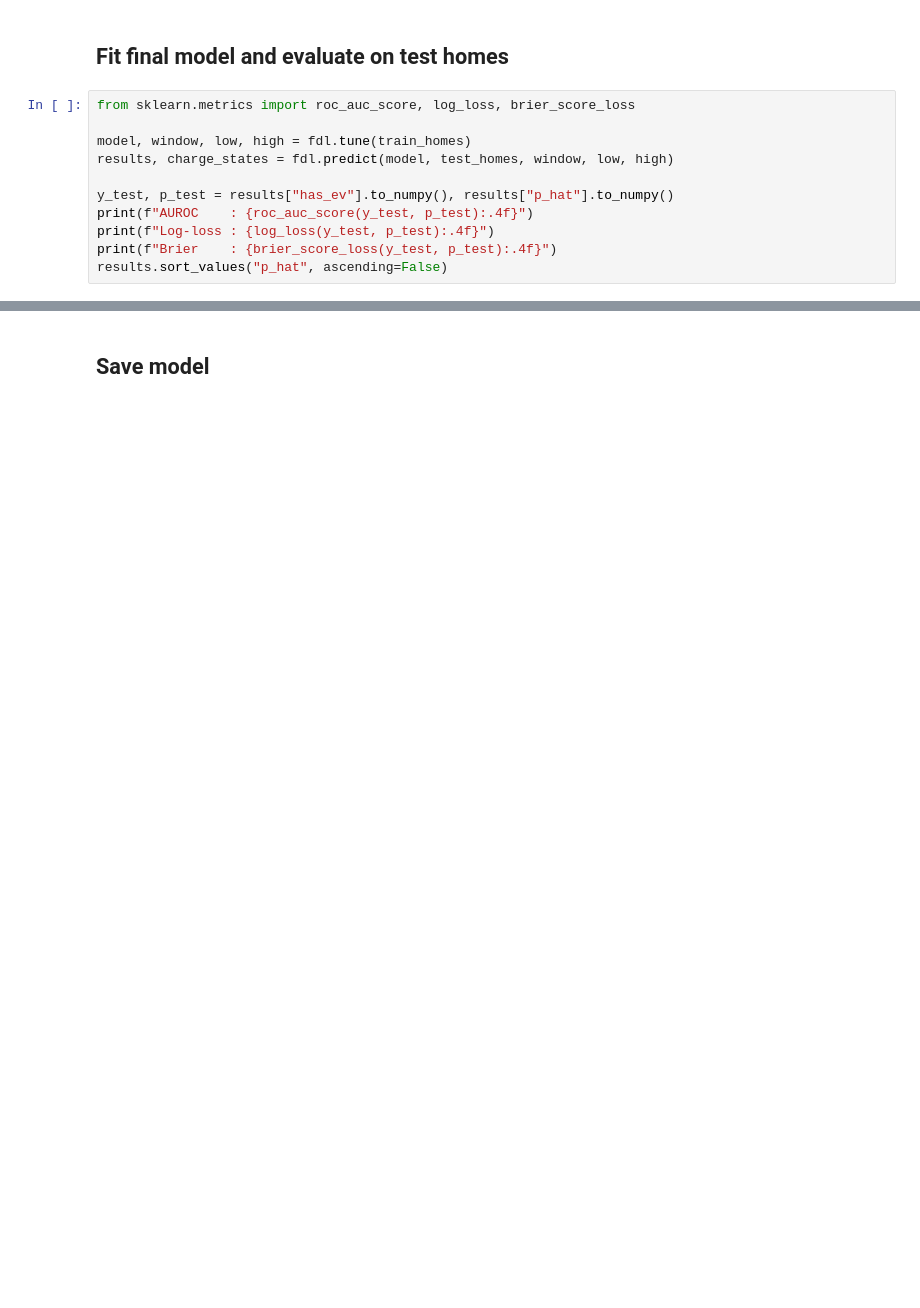
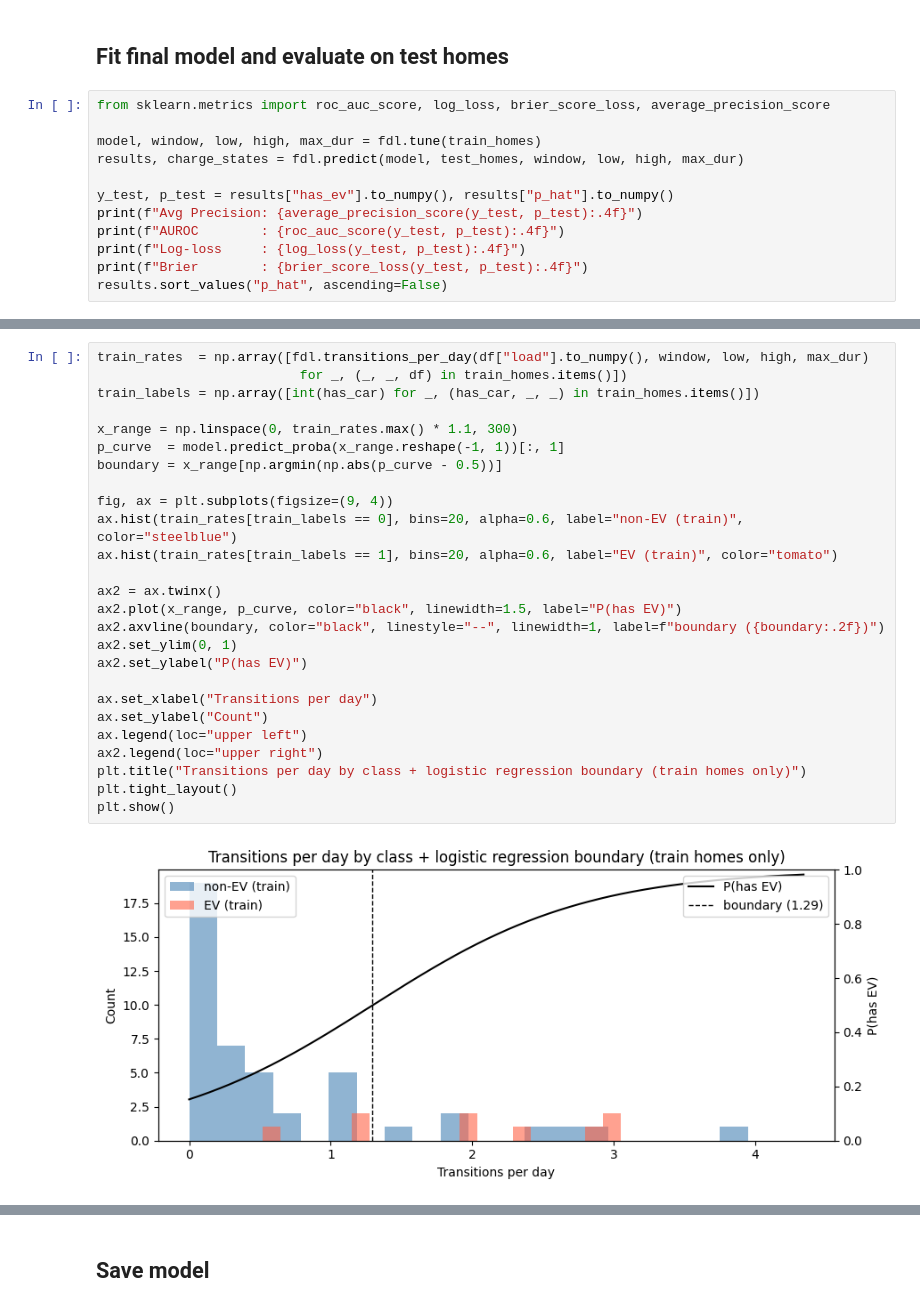
Before and after one commit to jackellishsieh/residential-power-forecasting, a Jupyter notebook: notebooks/pmn/models/first_diff_tuning.ipynb, the cells around one changed output, grey strips where cells are left out. Drawn from its saved outputs; the diff is of its cells as text; blank space fills up the shorter version.

```diff
--- a/notebooks/pmn/models/first_diff_tuning.ipynb
+++ b/notebooks/pmn/models/first_diff_tuning.ipynb
@@ -71,13 +90,14 @@ plt.show()
 # %% [markdown]
 ## Fit final model and evaluate on test homes
 # %%
-from sklearn.metrics import roc_auc_score, log_loss, brier_score_loss
+from sklearn.metrics import roc_auc_score, log_loss, brier_score_loss, average_precision_score
 
-model, window, low, high = fdl.tune(train_homes)
-results, charge_states = fdl.predict(model, test_homes, window, low, high)
+model, window, low, high, max_dur = fdl.tune(train_homes)
+results, charge_states = fdl.predict(model, test_homes, window, low, high, max_dur)
 
 y_test, p_test = results["has_ev"].to_numpy(), results["p_hat"].to_numpy()
-print(f"AUROC    : {roc_auc_score(y_test, p_test):.4f}")
-print(f"Log-loss : {log_loss(y_test, p_test):.4f}")
-print(f"Brier    : {brier_score_loss(y_test, p_test):.4f}")
+print(f"Avg Precision: {average_precision_score(y_test, p_test):.4f}")
+print(f"AUROC        : {roc_auc_score(y_test, p_test):.4f}")
+print(f"Log-loss     : {log_loss(y_test, p_test):.4f}")
+print(f"Brier        : {brier_score_loss(y_test, p_test):.4f}")
 results.sort_values("p_hat", ascending=False)
@@ -83,0 +127,28 @@ results.sort_values("p_hat", ascending=False)
+# %%
+train_rates  = np.array([fdl.transitions_per_day(df["load"].to_numpy(), window, low, high, max_dur)
+                          for _, (_, _, df) in train_homes.items()])
+train_labels = np.array([int(has_car) for _, (has_car, _, _) in train_homes.items()])
+
+x_range = np.linspace(0, train_rates.max() * 1.1, 300)
+p_curve  = model.predict_proba(x_range.reshape(-1, 1))[:, 1]
+boundary = x_range[np.argmin(np.abs(p_curve - 0.5))]
+
+fig, ax = plt.subplots(figsize=(9, 4))
+ax.hist(train_rates[train_labels == 0], bins=20, alpha=0.6, label="non-EV (train)", color="steelblue")
+ax.hist(train_rates[train_labels == 1], bins=20, alpha=0.6, label="EV (train)", color="tomato")
+
+ax2 = ax.twinx()
+ax2.plot(x_range, p_curve, color="black", linewidth=1.5, label="P(has EV)")
+ax2.axvline(boundary, color="black", linestyle="--", linewidth=1, label=f"boundary ({boundary:.2f})")
+ax2.set_ylim(0, 1)
+ax2.set_ylabel("P(has EV)")
+
+ax.set_xlabel("Transitions per day")
+ax.set_ylabel("Count")
+ax.legend(loc="upper left")
+ax2.legend(loc="upper right")
+plt.title("Transitions per day by class + logistic regression boundary (train homes only)")
+plt.tight_layout()
+plt.show()
+# %% [output]
+[figure, added]
```
Also changed, not shown: parts of 7 cells of this notebook, 2 other files.
